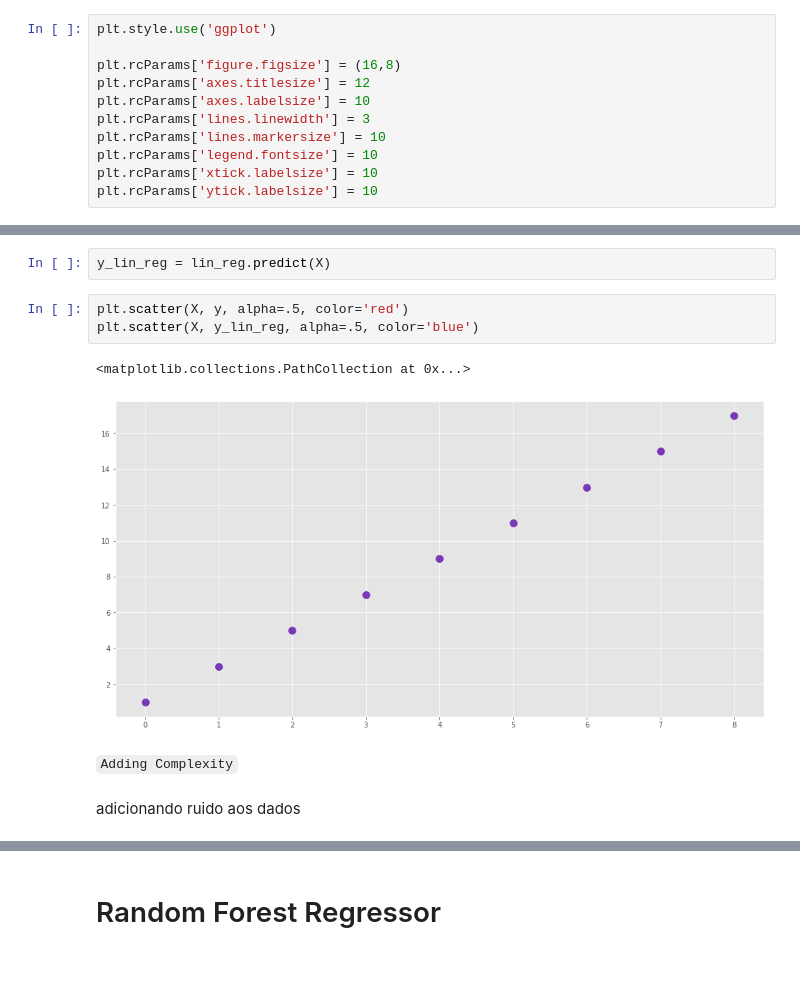
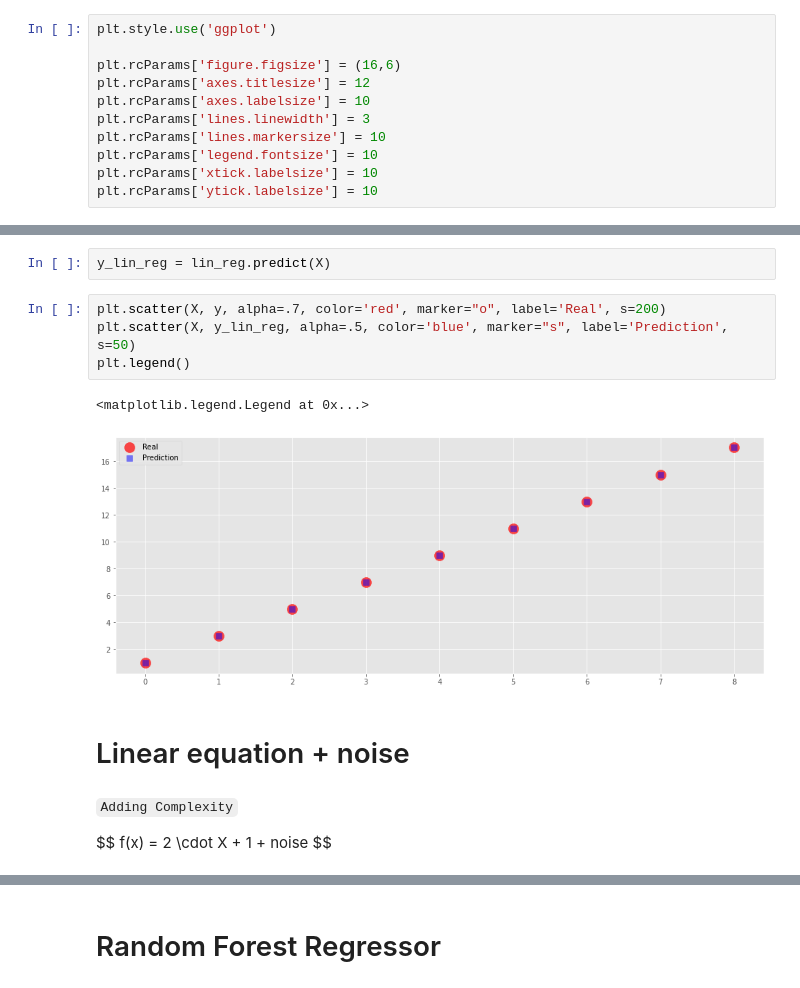
Before and after one commit to pepocasella/All_Data_Science, a Jupyter notebook: Scikit-Learn/Jupyter Notebook/Scikit-Learning.ipynb, the cells around one changed output, grey strips where cells are left out. Cells and saved outputs as stored; diff of their text form.

````diff
--- a/Scikit-Learn/Jupyter Notebook/Scikit-Learning.ipynb
+++ b/Scikit-Learn/Jupyter Notebook/Scikit-Learning.ipynb
@@ -7,7 +7,7 @@ import matplotlib.pyplot as plt
 # %%
 plt.style.use('ggplot')
 
-plt.rcParams['figure.figsize'] = (16,8)
+plt.rcParams['figure.figsize'] = (16,6)
 plt.rcParams['axes.titlesize'] = 12
 plt.rcParams['axes.labelsize'] = 10
 plt.rcParams['lines.linewidth'] = 3
@@ -57,12 +65,18 @@ lin_reg.intercept_
 # %%
 y_lin_reg = lin_reg.predict(X)
 # %%
-plt.scatter(X, y, alpha=.5, color='red')
-plt.scatter(X, y_lin_reg, alpha=.5, color='blue')
+plt.scatter(X, y, alpha=.7, color='red', marker="o", label='Real', s=200)
+plt.scatter(X, y_lin_reg, alpha=.5, color='blue', marker="s", label='Prediction', s=50)
+plt.legend()
 # %% [output]
-<matplotlib.collections.PathCollection at 0x...>
+<matplotlib.legend.Legend at 0x...>
-[figure, old version]
+[figure, new version]
+# %% [markdown]
+# Linear equation + noise
 # %% [markdown]
 ```Adding Complexity```
+
+
+$$
+f(x) = 2 \cdot X + 1 + noise
+$$
-# %% [markdown]
-adicionando ruido aos dados
````
Also changed, not shown: parts of 17 cells of this notebook.
